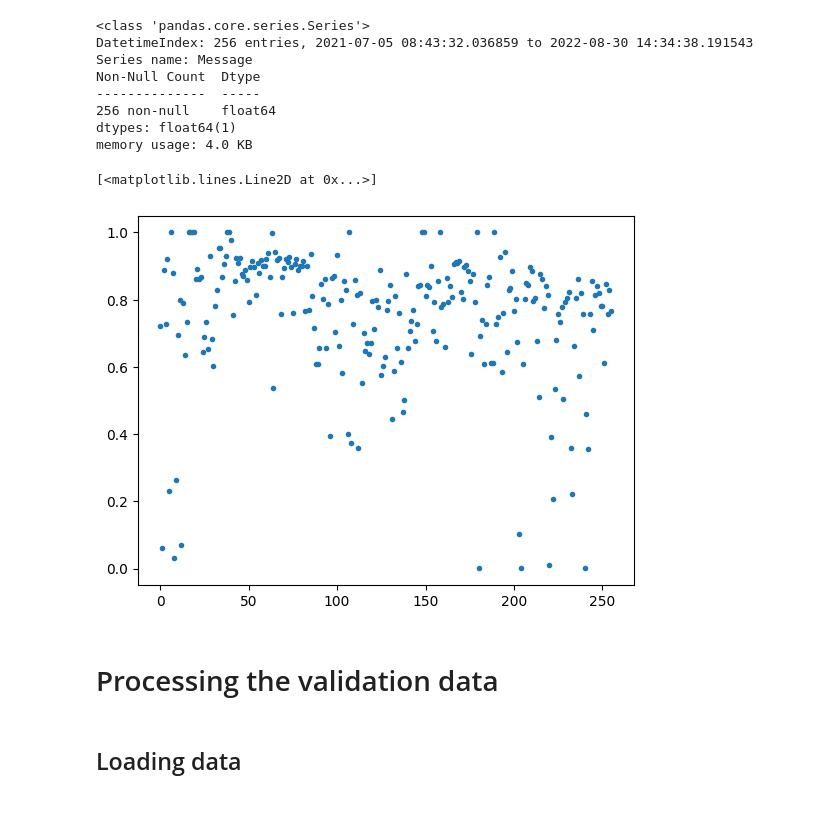
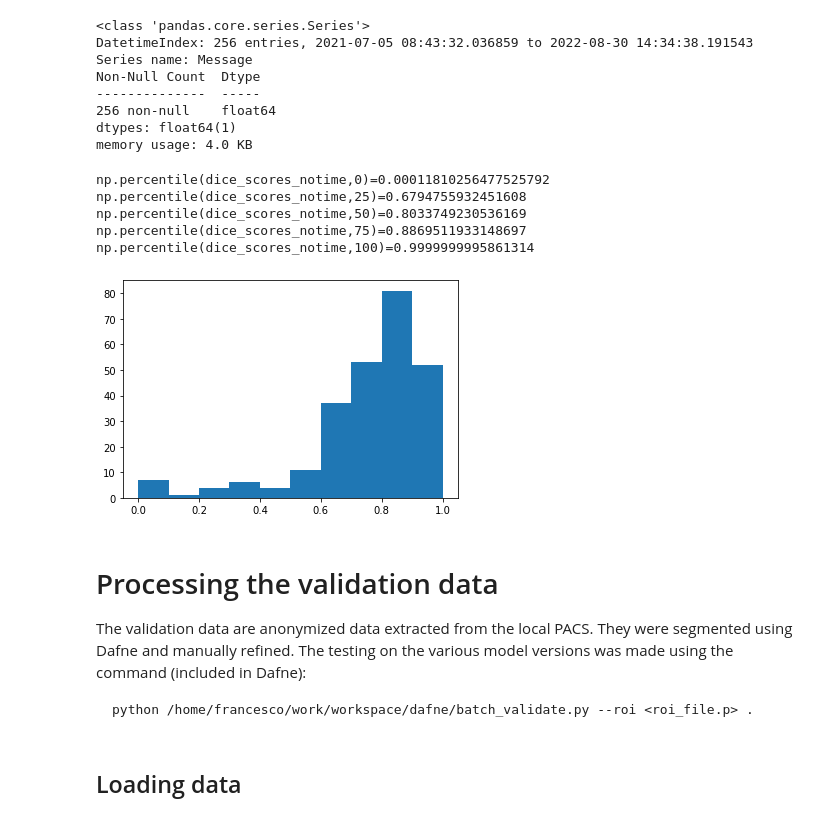
Before and after one commit to dafne-imaging/dafne-evaluation, a Jupyter notebook: dafne_figures.ipynb, the cells around one changed output. Cells and saved outputs as stored; diff of their text form; code cells hidden in the pictures.

Commit message:
Plot and stat

````diff
--- a/dafne_figures.ipynb
+++ b/dafne_figures.ipynb
@@ -101,13 +101,28 @@ memory usage: 4.0 KB
 # %%
 import matplotlib.pyplot as plt
 import numpy as np
 dice_scores_notime = np.array(list(dice_scores))
-plt.plot(dice_scores_notime, '.')
+plt.hist(dice_scores_notime)
+print(f'{np.percentile(dice_scores_notime,0)=}')
+print(f'{np.percentile(dice_scores_notime,25)=}')
+print(f'{np.percentile(dice_scores_notime,50)=}')
+print(f'{np.percentile(dice_scores_notime,75)=}')
+print(f'{np.percentile(dice_scores_notime,100)=}')
 # %% [output]
-[<matplotlib.lines.Line2D at 0x...>]
+np.percentile(dice_scores_notime,0)=0.00011810256477525792
+np.percentile(dice_scores_notime,25)=0.6794755932451608
+np.percentile(dice_scores_notime,50)=0.8033749230536169
+np.percentile(dice_scores_notime,75)=0.8869511933148697
+np.percentile(dice_scores_notime,100)=0.9999999995861314
-[figure, old version]
+[figure, new version]
 # %% [markdown]
 # Processing the validation data
+
+The validation data are anonymized data extracted from the local PACS. They were segmented using Dafne and manually refined.
+The testing on the various model versions was made using the command (included in Dafne):
+```
+python /home/francesco/work/workspace/dafne/batch_validate.py --roi <roi_file.p> .
+```
 # %% [markdown]
 ## Loading data
 # %%
````
Also changed, not shown: parts of 10 cells of this notebook.
